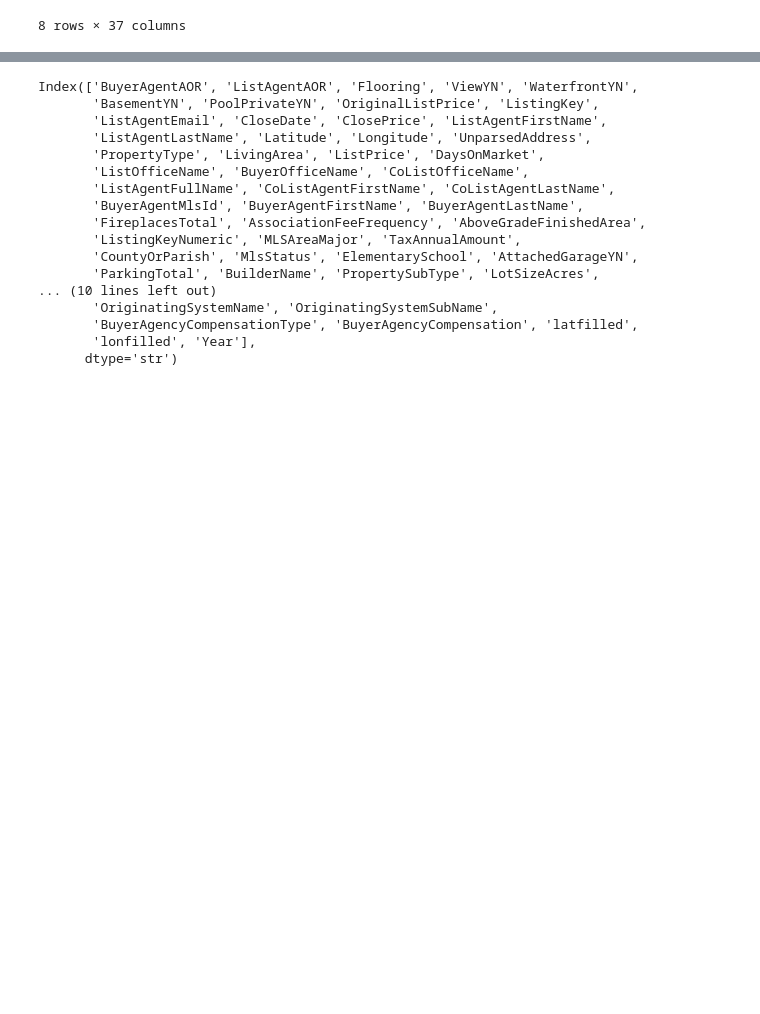
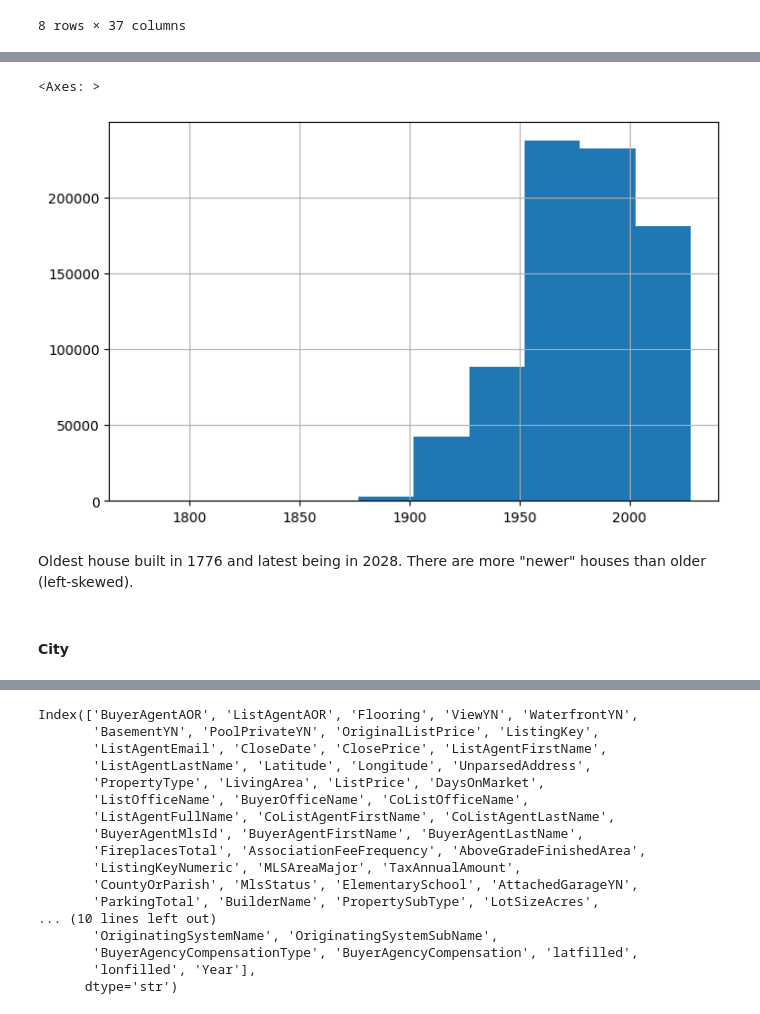
Before and after one commit to mayabernstein/idx-exchange, a Jupyter notebook: data_exploration/02_exploratory_analysis.ipynb, the cells around one changed output, grey strips where cells are left out. Saved outputs shown, nothing was run; the diff lists cells and outputs as text; code cells hidden in the pictures; blank space fills up the shorter version.

```diff
--- a/data_exploration/02_exploratory_analysis.ipynb
+++ b/data_exploration/02_exploratory_analysis.ipynb
@@ -49,0 +373,9 @@ df_listing.describe()
+# %%
+df_listing['YearBuilt'].hist(figsize=(8, 5))
+# %% [output]
+<Axes: >
+[figure, added]
+# %% [markdown]
+Oldest house built in 1776 and latest being in 2028. There are more "newer" houses than older (left-skewed).
+# %% [markdown]
+#### City
```
Also changed, not shown: parts of 61 cells of this notebook.
